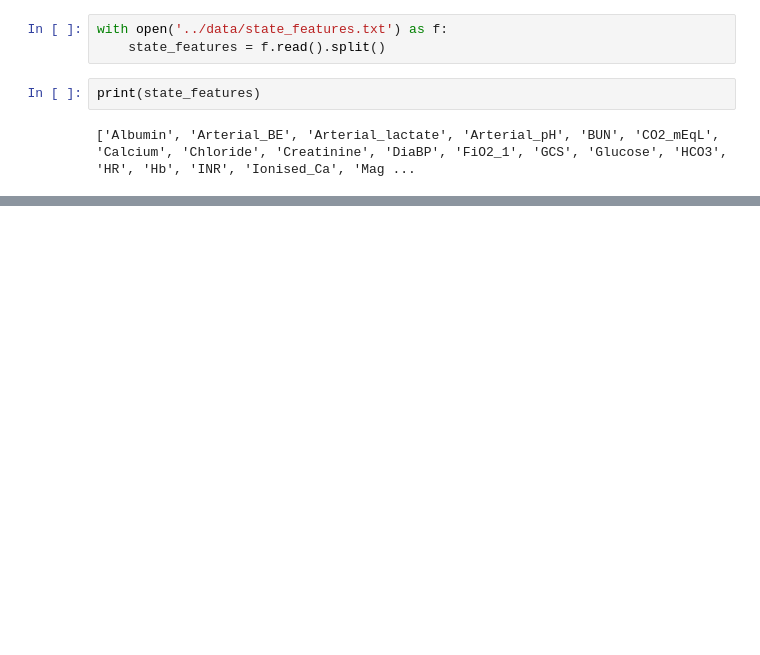
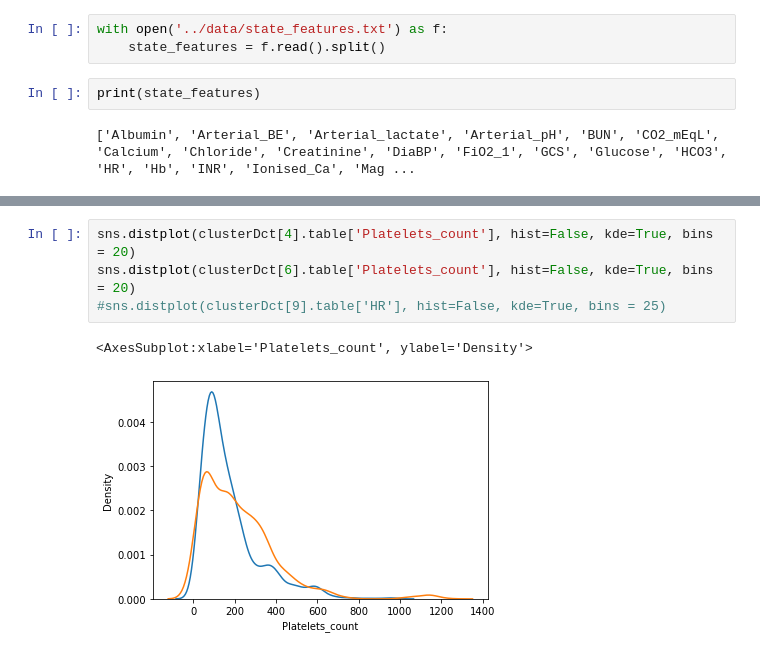
Before and after one commit to yichong96/MultiTaskIRL, a Jupyter notebook: Preprocessing/PostProcess.ipynb, the cells around one changed output, grey strips where cells are left out. Saved outputs shown, nothing was run; the diff lists cells and outputs as text; blank space fills up the shorter version.

```diff
--- a/Preprocessing/PostProcess.ipynb
+++ b/Preprocessing/PostProcess.ipynb
@@ -741,0 +984,7 @@ clusterDct[3].table[450:500]
+# %%
+sns.distplot(clusterDct[4].table['Platelets_count'], hist=False, kde=True, bins = 20)
+sns.distplot(clusterDct[6].table['Platelets_count'], hist=False, kde=True, bins = 20)
+#sns.distplot(clusterDct[9].table['HR'], hist=False, kde=True, bins = 25)
+# %% [output]
+<AxesSubplot:xlabel='Platelets_count', ylabel='Density'>
+[figure, added]
```
Also changed, not shown: parts of 65 cells of this notebook, 6 other files.
